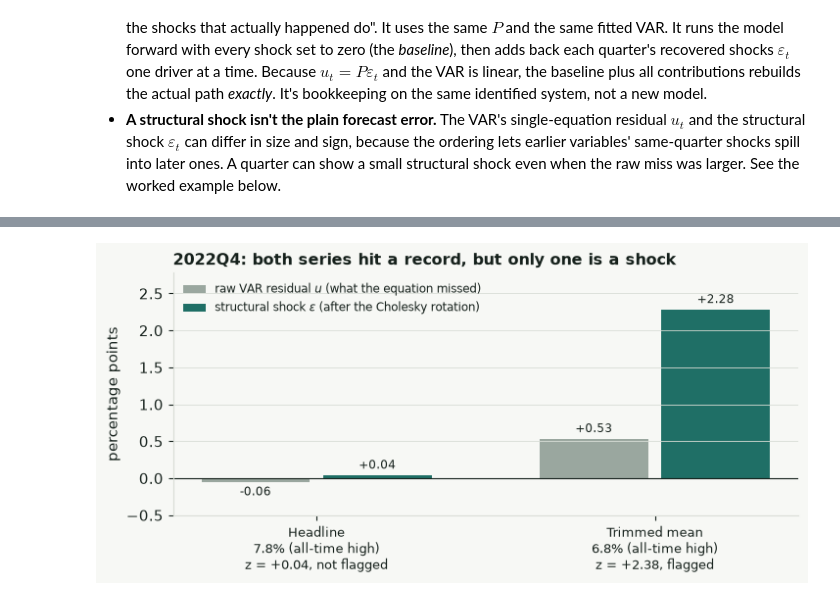
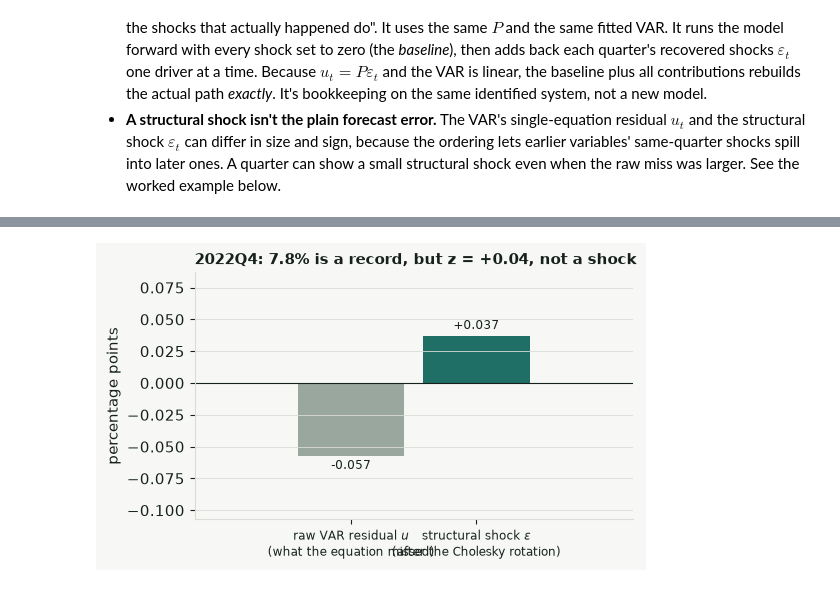
Before and after one commit to JuanVu1810/Australian-CPI-Forecast, a Jupyter notebook: book/australian_cpi_forecasting/04_modeling/44_svar.ipynb, the cells around one changed output, grey strips where cells are left out. Drawn from its saved outputs; the diff is of its cells as text; code cells hidden in the pictures.

```diff
--- a/book/australian_cpi_forecasting/04_modeling/44_svar.ipynb
+++ b/book/australian_cpi_forecasting/04_modeling/44_svar.ipynb
@@ -190,8 +168,7 @@ from src.models import svar
 df = pd.read_csv(CURATED)
 df = df[df["quarter"] <= str(svar.FORECAST_ORIGIN_PIN)]
 variables = [
-    ("cpi_yoy", "Headline CPI (System A target)"),
-    ("trimmed_mean_cpi_yoy", "Trimmed-mean CPI (System B target)"),
+    ("cpi_yoy", "Headline CPI"),
     ("unemployment_rate", "Unemployment rate"),
     ("cash_rate", "Cash rate"),
     ("commodity_growth", "Commodity growth"),
@@ -296,14 +228,13 @@ The same same-quarter picture for System A, the headline system:
 # %%
 from src.models import svar
-from src.models.results_export import SVAR_SYSTEMS
+from src.models.results_export import SVAR_SYSTEM
 
-config = SVAR_SYSTEMS["System A"]
-frame = svar.load_svar_level_frame(columns=config["columns"])
+frame = svar.load_svar_level_frame(columns=SVAR_SYSTEM["columns"])
 frame = frame.loc[frame.index <= svar.FORECAST_ORIGIN_PIN]
-fitted = svar.fit_svar(frame, ordering=config["ordering"])
+fitted = svar.fit_svar(frame, ordering=SVAR_SYSTEM["ordering"])
 names = [str(n) for n in fitted.names]                      # the recursive Cholesky order
 P = np.asarray(fitted.irf(periods=1).P, dtype=float)        # P[i, j]: impact of shock j on variable i, same quarter
-pretty = {"cpi_yoy": "headline\nCPI", "trimmed_mean_cpi_yoy": "trimmed-mean\nCPI", "inflation_expectations_business": "business\nexpectations",
+pretty = {"cpi_yoy": "headline\nCPI", "inflation_expectations_business": "business\nexpectations",
           "unemployment_rate": "unemployment", "cash_rate": "cash rate", "commodity_growth": "commodity\ngrowth"}
 labels = [pretty.get(n, n) for n in names]
 
@@ -330,7 +261,7 @@ ax.grid(False)
 ax.tick_params(length=0)
 for s in ax.spines.values():
     s.set_visible(False)
-ax.set_title("Same-quarter effects the ordering allows (System A)\nshading is relative within each row; hatched = ruled out by assumption",
+ax.set_title("Same-quarter effects the ordering allows\nshading is relative within each row; hatched = ruled out by assumption",
              loc="left", fontsize=10.5, fontweight="bold", y=1.25)
 fig.tight_layout()
 plt.show()
@@ -346,7 +277,7 @@ Its own coefficient, +5.8 in both systems, looks huge next to the rest of its ro
 :::
 # %%
 irf = pd.read_csv(PROJECT_ROOT / "reports/results/svar_irf.csv")
-irf = irf[(irf["system"] == "System B") & (irf["response"] == "trimmed_mean_cpi_yoy")].copy()
+irf = irf[irf["response"] == "cpi_yoy"].copy()
 shocks = sorted(irf["shock"].unique())
 scolors = {shocks[0]: ACCENT, shocks[1]: HIGHLIGHT, shocks[2]: "#5b6f8f", shocks[3]: "#8a4f8a"}
 
@@ -363,7 +294,7 @@ for ax, shock in zip(axes, shocks):
     bands.append(ax.fill_between([], [], [], color=scolors[shock], alpha=0.22))
     line, = ax.plot([], [], color=scolors[shock], linewidth=2.0, marker="o", markersize=4)
     lines.append(line)
-fig.suptitle("System B — trimmed_mean_cpi_yoy response to a one-SD shock\n(horizons 1-8, 80% bootstrap band)",
+fig.suptitle("Headline cpi_yoy response to a one-SD shock\n(horizons 1-8, 80% bootstrap band)",
              fontsize=10.8, fontweight="bold", x=0.02, ha="left")
 fig.tight_layout(rect=(0, 0, 1, 0.95))
 
@@ -671,51 +564,35 @@ A sustained climb to an all-time high can be almost entirely priced in by the mo
 # %%
 from src.models import svar
-from src.models.results_export import SVAR_SYSTEMS
+from src.models.results_export import SVAR_SYSTEM
 
 CAVEAT_QUARTER = pd.Period("2022Q4", freq="Q")
 
-rows = []
-for system, config in SVAR_SYSTEMS.items():
-    target = config["target"]
-    sys_frame = svar.load_svar_level_frame(columns=config["columns"])
-    sys_frame = sys_frame.loc[sys_frame.index <= svar.FORECAST_ORIGIN_PIN]
-    fitted = svar.fit_svar(sys_frame, ordering=config["ordering"])
+target = SVAR_SYSTEM["target"]
+sys_frame = svar.load_svar_level_frame(columns=SVAR_SYSTEM["columns"])
+sys_frame = sys_frame.loc[sys_frame.index <= svar.FORECAST_ORIGIN_PIN]
+fitted = svar.fit_svar(sys_frame, ordering=SVAR_SYSTEM["ordering"])
 
-    actual = sys_frame.loc[CAVEAT_QUARTER, target]
-    u = fitted.resid.loc[CAVEAT_QUARTER, target]
+actual = sys_frame.loc[CAVEAT_QUARTER, target]
+u = fitted.resid.loc[CAVEAT_QUARTER, target]
+shocks = svar.structural_shocks(fitted)
+own = shocks[shocks["shock"] == target].set_index("quarter")
+eps = own.loc[str(CAVEAT_QUARTER), "shock_value"]
+z = eps / own["shock_value"].std()
+assert actual == sys_frame[target].max() and abs(z) < 2, "2022Q4 is no longer an unflagged record"
 
-    shocks = svar.structural_shocks(fitted)
-    own = shocks[shocks["shock"] == target].set_index("quarter")
-    eps = own.loc[str(CAVEAT_QUARTER), "shock_value"]
-    std = own["shock_value"].std()
-
-    rows.append({
-        "system": "Headline" if system == "System A" else "Trimmed mean",
-        "level": actual,
-        "record": actual == sys_frame[target].max(),
-        "u": u, "eps": eps, "z": eps / std, "flagged": bool(abs(eps / std) > 2),
-    })
-caveat = pd.DataFrame(rows)
-
-fig, ax = plt.subplots(figsize=(7.4, 3.6))
-x = np.arange(len(caveat))
-w = 0.32
-b1 = ax.bar(x - w / 2 - 0.02, caveat["u"], w, color=MUTED, label="raw VAR residual $u$ (what the equation missed)")
-b2 = ax.bar(x + w / 2 + 0.02, caveat["eps"], w, color=ACCENT, label=r"structural shock $\varepsilon$ (after the Cholesky rotation)")
+fig, ax = plt.subplots(figsize=(5.6, 3.4))
+bars = ax.bar([-0.2, 0.2], [u, eps], 0.34, color=[MUTED, ACCENT])
 ax.axhline(0, color=INK, linewidth=0.8)
-for bars, col in ((b1, "u"), (b2, "eps")):
-    for rect, v in zip(bars, caveat[col]):
-        ax.annotate(f"{v:+.2f}", (rect.get_x() + rect.get_width() / 2, v), xytext=(0, 3 if v >= 0 else -3),
-                    textcoords="offset points", ha="center", va="bottom" if v >= 0 else "top", fontsize=8.5)
-labels = [f"{r.system}\n{r.level:.1f}% (all-time high)\nz = {r.z:+.2f}, " + ("flagged" if r.flagged else "not flagged")
-          for r in caveat.itertuples()]
-ax.set_xticks(x, labels, fontsize=9)
-ax.set_ylim(min(caveat[["u", "eps"]].min().min() - 0.4, -0.5), caveat[["u", "eps"]].max().max() + 0.5)
+for rect, v in zip(bars, [u, eps]):
+    ax.annotate(f"{v:+.3f}", (rect.get_x() + rect.get_width() / 2, v), xytext=(0, 3 if v >= 0 else -3),
+                textcoords="offset points", ha="center", va="bottom" if v >= 0 else "top", fontsize=8.5)
+ax.set_xticks([-0.2, 0.2], ["raw VAR residual $u$\n(what the equation missed)", r"structural shock $\varepsilon$" + "\n(after the Cholesky rotation)"], fontsize=8.8)
+ax.set_xlim(-0.7, 0.7)
+ax.set_ylim(min(u, eps) - 0.05, max(u, eps) + 0.05)
 ax.set_ylabel("percentage points")
-ax.set_title("2022Q4: both series hit a record, but only one is a shock", loc="left", fontsize=11.5, fontweight="bold")
-ax.legend(frameon=False, fontsize=8.3, loc="upper left")
+ax.set_title(f"2022Q4: {actual:.1f}% is a record, but z = {z:+.2f}, not a shock", loc="left", fontsize=10.5, fontweight="bold")
 ax.grid(axis="x", visible=False)
 fig.tight_layout()
 plt.show()
 # %% [output]
-[figure, old version]
+[figure, new version]
```
Also changed, not shown: parts of 21 cells of this notebook, 31 other files.
